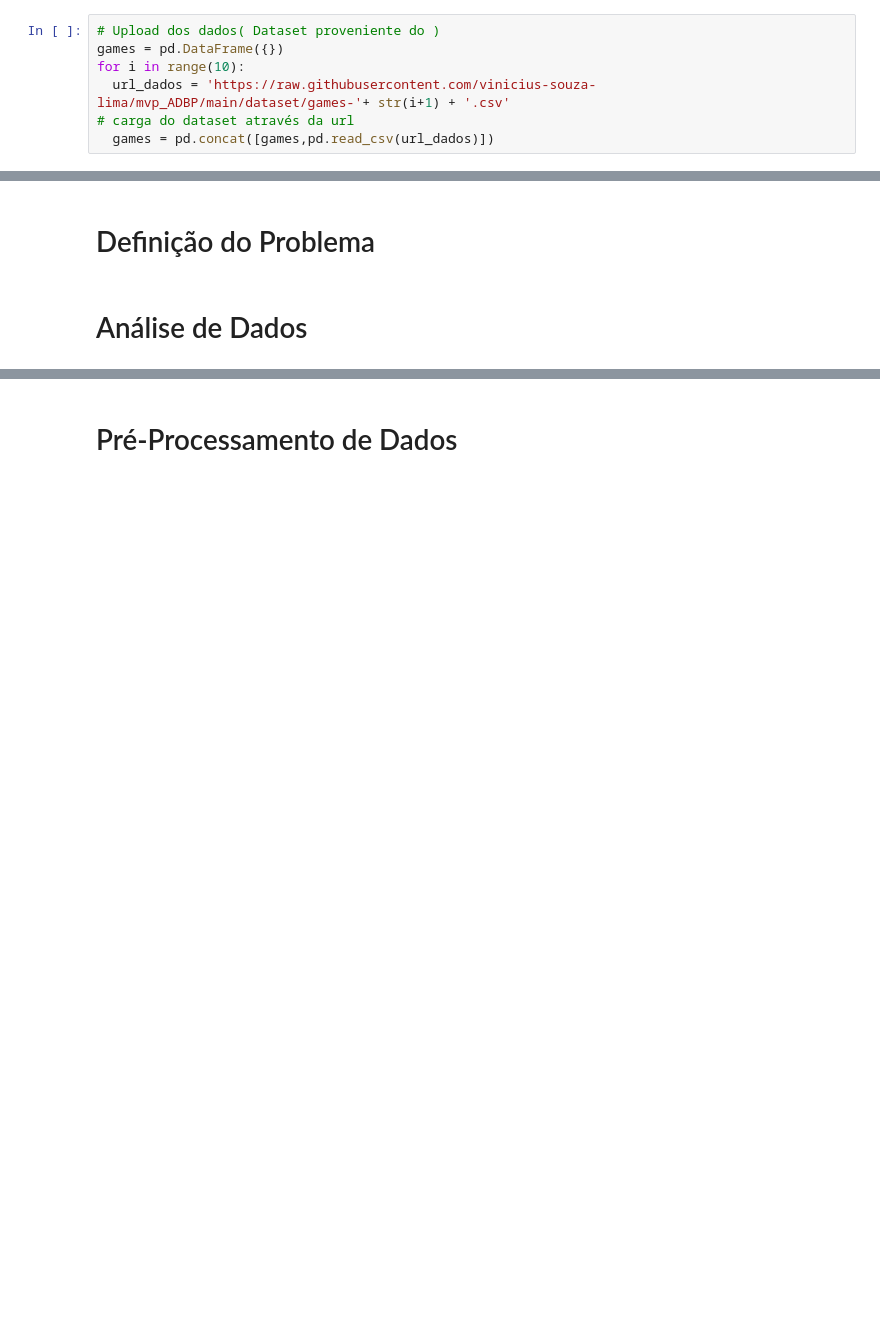
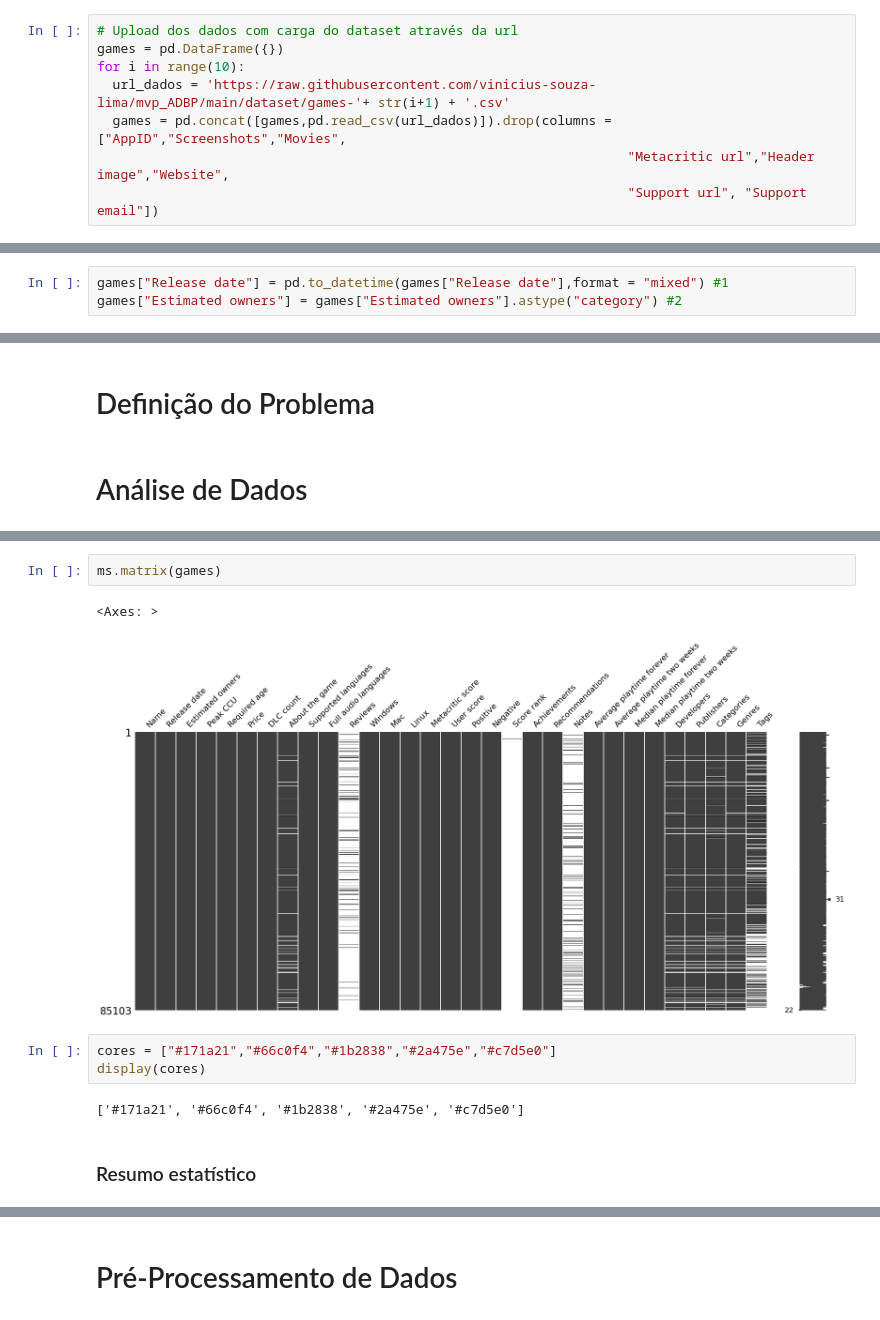
Before and after one commit to vinicius-souza-lima/mvp_ADBP, a Jupyter notebook: MVP_ADBP.ipynb, the cells around one changed output, grey strips where cells are left out. Cells and saved outputs as stored; diff of their text form; blank space fills up the shorter version.

Commit message:
Adicionadas visualizações

```diff
--- a/MVP_ADBP.ipynb
+++ b/MVP_ADBP.ipynb
@@ -69,10 +72,11 @@ import matplotlib.pyplot as plt
 # %%
-# Upload dos dados( Dataset proveniente do )
+# Upload dos dados com carga do dataset através da url
 games = pd.DataFrame({})
 for i in range(10):
   url_dados = 'https://raw.githubusercontent.com/vinicius-souza-lima/mvp_ADBP/main/dataset/games-'+ str(i+1) + '.csv'
-# carga do dataset através da url
-  games = pd.concat([games,pd.read_csv(url_dados)])
+  games = pd.concat([games,pd.read_csv(url_dados)]).drop(columns = ["AppID","Screenshots","Movies",
+                                                                    "Metacritic url","Header image","Website",
+                                                                    "Support url", "Support email"])
 # %%
 games.info()
 # %% [output]
@@ -151,0 +100,3 @@ Tag key (string, int).
+# %%
+games["Release date"] = pd.to_datetime(games["Release date"],format = "mixed") #1
+games["Estimated owners"] = games["Estimated owners"].astype("category") #2
@@ -155,0 +184,12 @@ Tag key (string, int).
+# %%
+ms.matrix(games)
+# %% [output]
+<Axes: >
+[figure, added]
+# %%
+cores = ["#171a21","#66c0f4","#1b2838","#2a475e","#c7d5e0"]
+display(cores)
+# %% [output]
+['#171a21', '#66c0f4', '#1b2838', '#2a475e', '#c7d5e0']
+# %% [markdown]
+### Resumo estatístico
```
Also changed, not shown: parts of 26 cells of this notebook.
